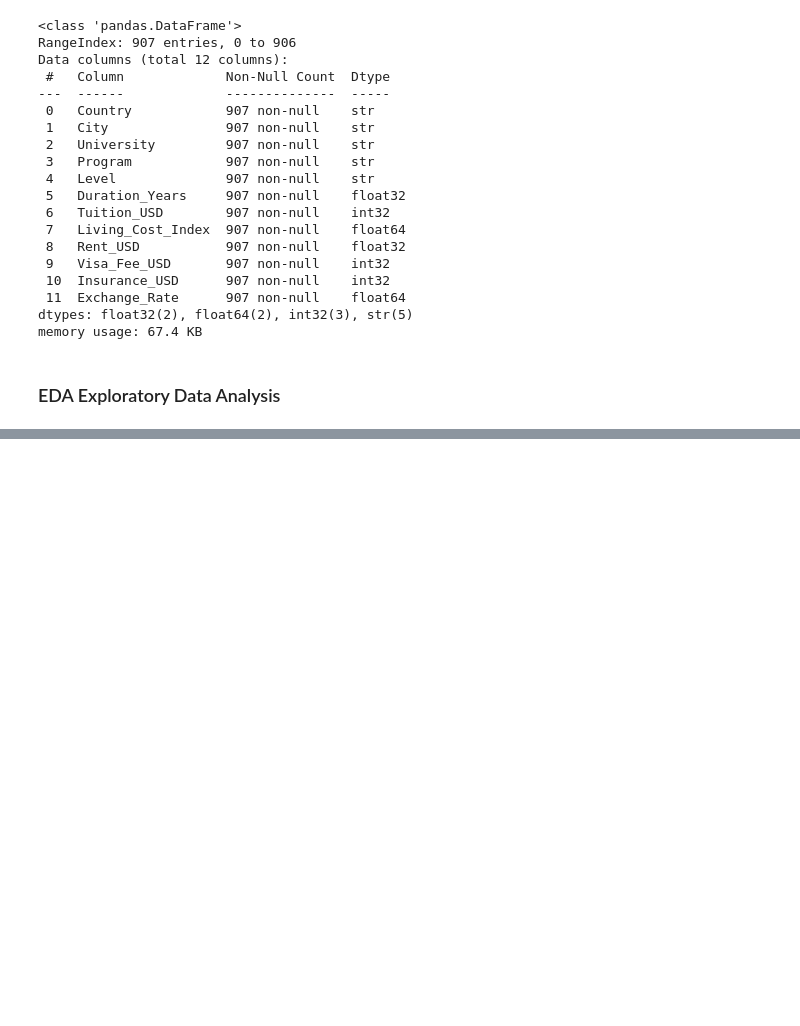
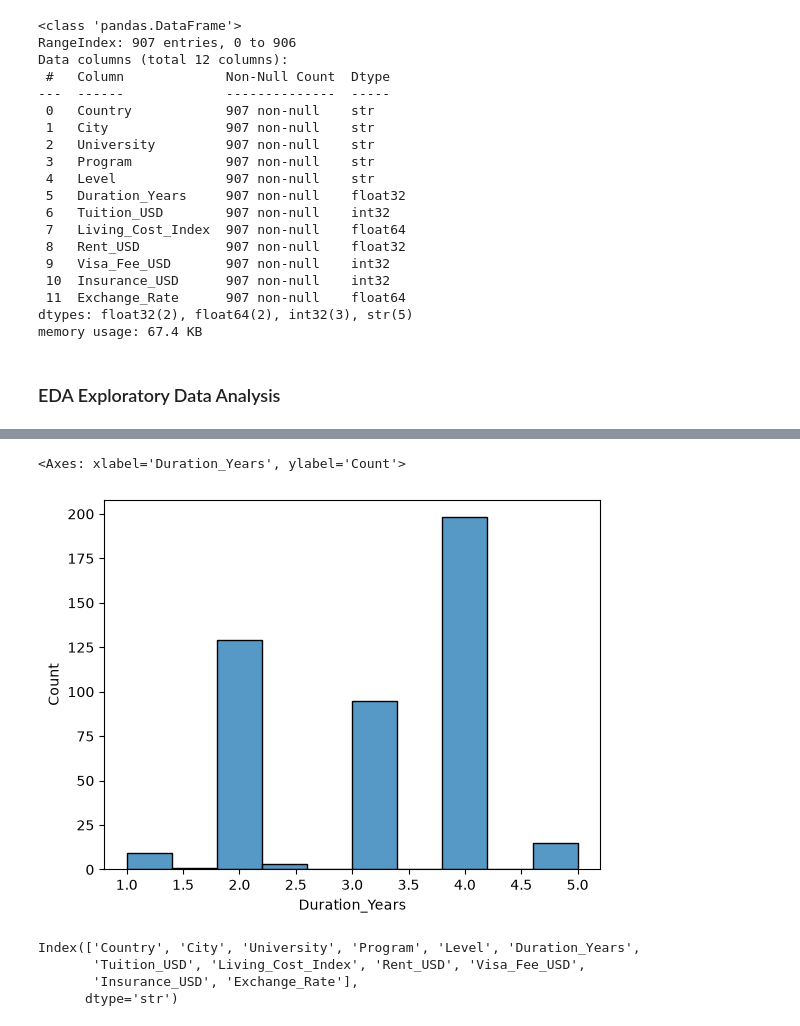
Before and after one commit to saileshchikkam/GEN-Ai, a Jupyter notebook: Machine Learning/ML Model Building/BuildingModel_1.ipynb, the cells around one changed output, grey strips where cells are left out. Cells and saved outputs as stored; diff of their text form; code cells hidden in the pictures; blank space fills up the shorter version.

```diff
--- a/Machine Learning/ML Model Building/BuildingModel_1.ipynb
+++ b/Machine Learning/ML Model Building/BuildingModel_1.ipynb
@@ -337,0 +429,13 @@ memory usage: 67.4 KB
+# %%
+## d4 dataframe ---> 150 each of Level
+sns.histplot(data = d4, x = 'Duration_Years')
+# %% [output]
+<Axes: xlabel='Duration_Years', ylabel='Count'>
+[figure, added]
+# %%
+df.columns
+# %% [output]
+Index(['Country', 'City', 'University', 'Program', 'Level', 'Duration_Years',
+       'Tuition_USD', 'Living_Cost_Index', 'Rent_USD', 'Visa_Fee_USD',
+       'Insurance_USD', 'Exchange_Rate'],
+      dtype='str')
```
Also changed, not shown: parts of 31 cells of this notebook.
